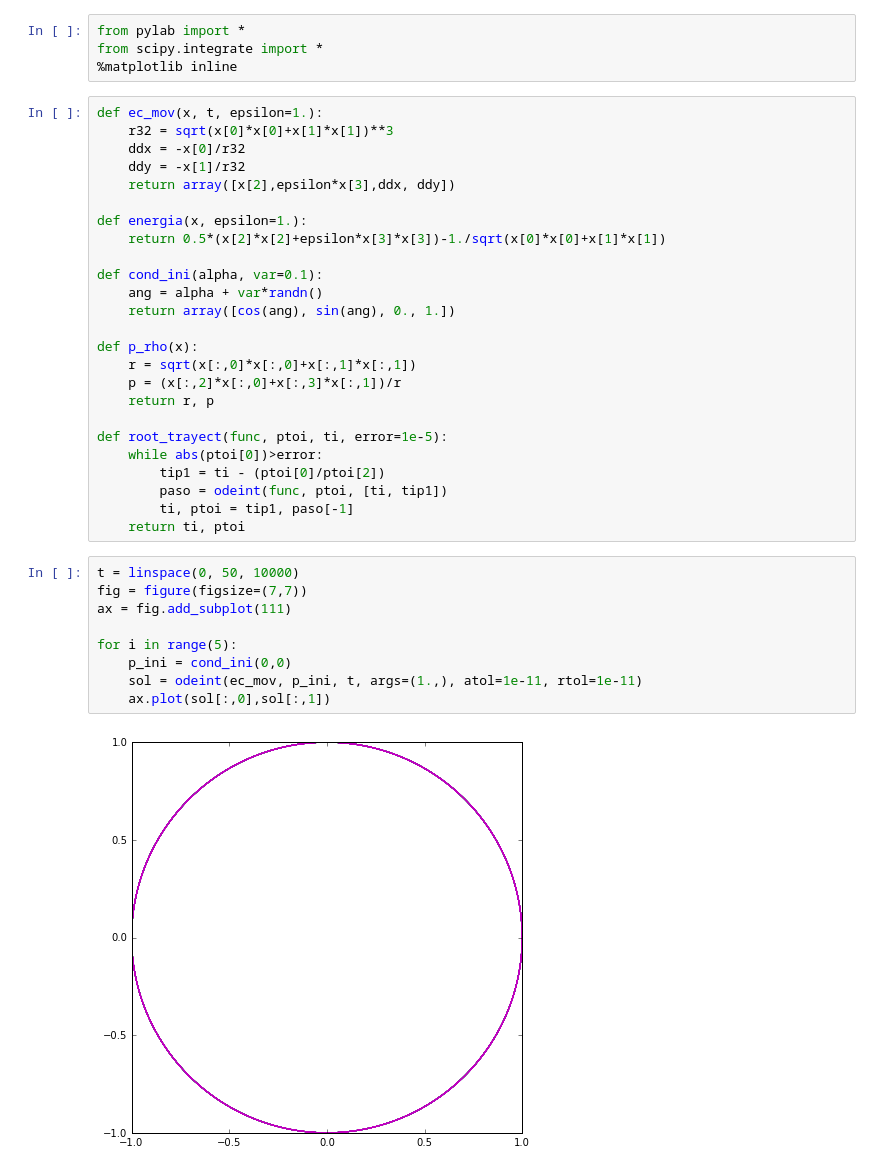
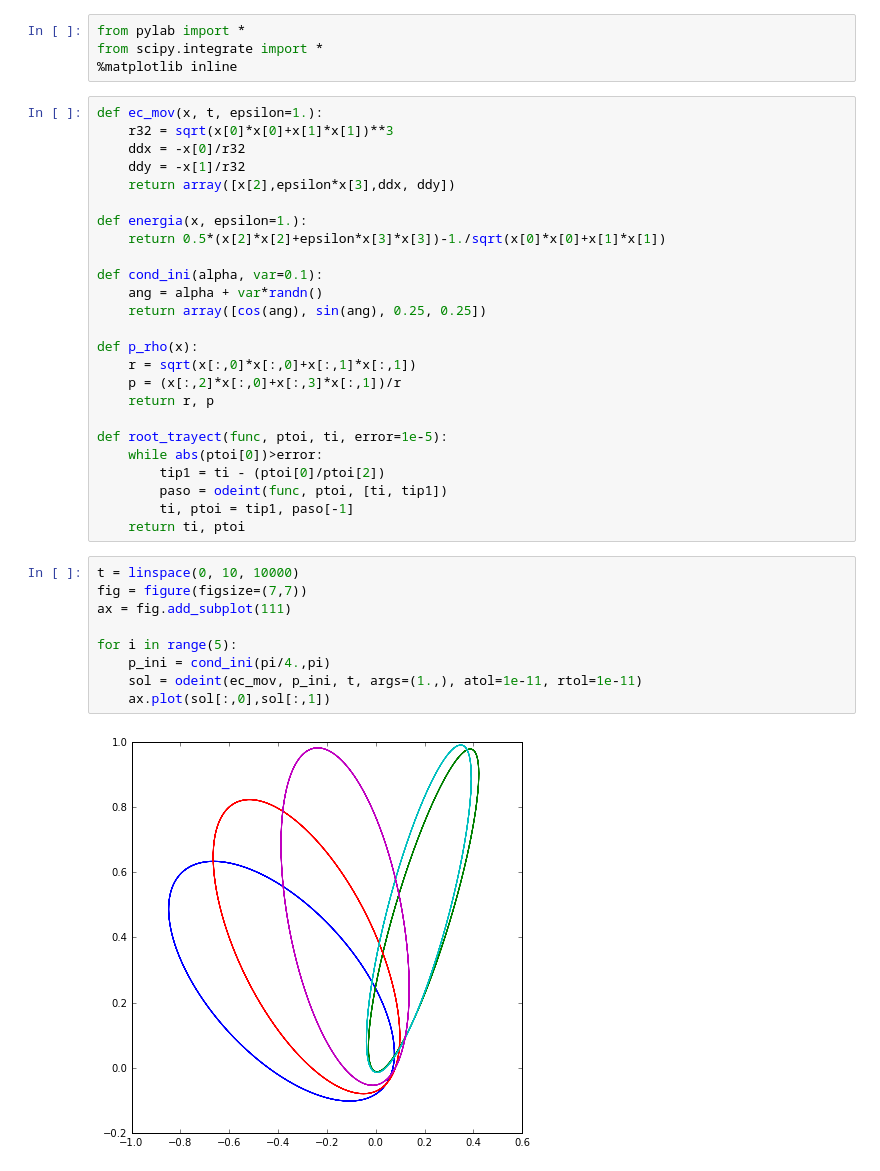
Before and after one commit to diegohdzrjk/Fisica-Computacional-2017-1, a Jupyter notebook: poincare y el perro.ipynb, the cells around one changed output. Saved outputs shown, nothing was run; the diff lists cells and outputs as text.

```diff
--- a/poincare y el perro.ipynb
+++ b/poincare y el perro.ipynb
@@ -14,7 +14,7 @@ def energia(x, epsilon=1.):
 
 def cond_ini(alpha, var=0.1):
     ang = alpha + var*randn()
-    return array([cos(ang), sin(ang), 0., 1.])
+    return array([cos(ang), sin(ang), 0.25, 0.25])
 
 def p_rho(x):
     r = sqrt(x[:,0]*x[:,0]+x[:,1]*x[:,1])
@@ -28,16 +28,16 @@ def root_trayect(func, ptoi, ti, error=1e-5):
         ti, ptoi = tip1, paso[-1]
     return ti, ptoi
 # %%
-t = linspace(0, 50, 10000)
+t = linspace(0, 10, 10000)
 fig = figure(figsize=(7,7))
 ax = fig.add_subplot(111)
 
 for i in range(5):
-    p_ini = cond_ini(0,0)
+    p_ini = cond_ini(pi/4.,pi)
     sol = odeint(ec_mov, p_ini, t, args=(1.,), atol=1e-11, rtol=1e-11)
     ax.plot(sol[:,0],sol[:,1])
 # %% [output]
-[figure, old version]
+[figure, new version]
 # %%
 r, p = p_rho(sol)
 plot(r, p)
```
Also changed, not shown: parts of 6 cells of this notebook.
